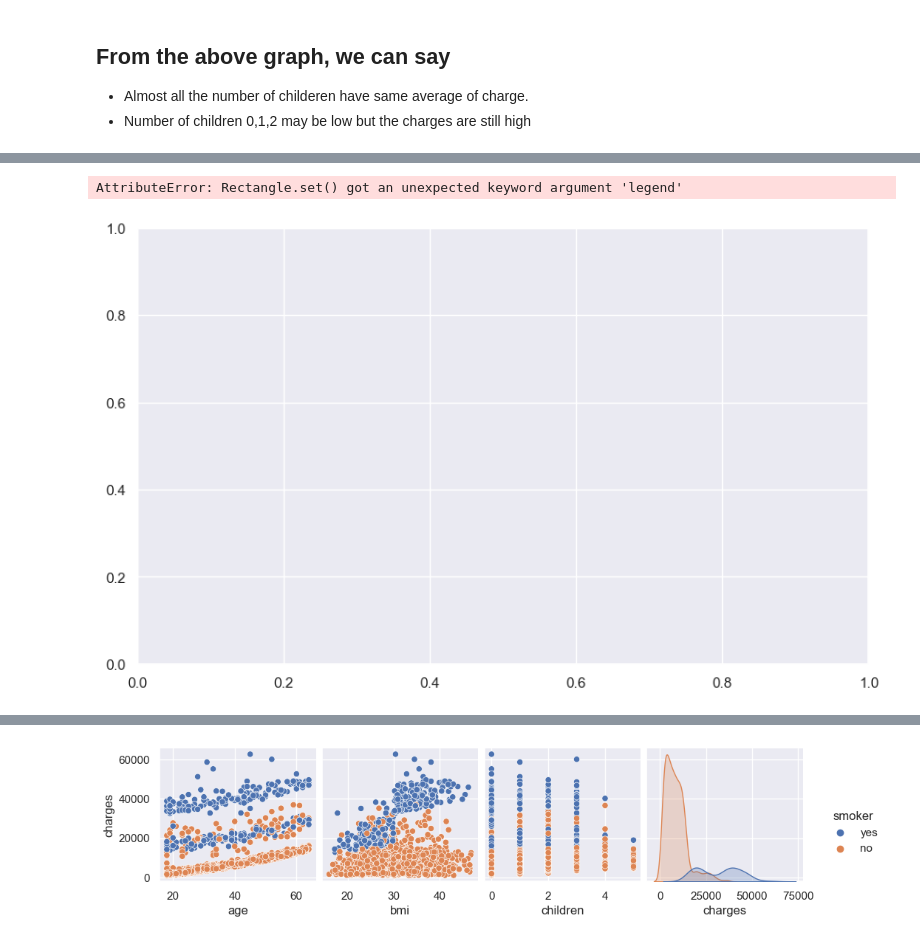
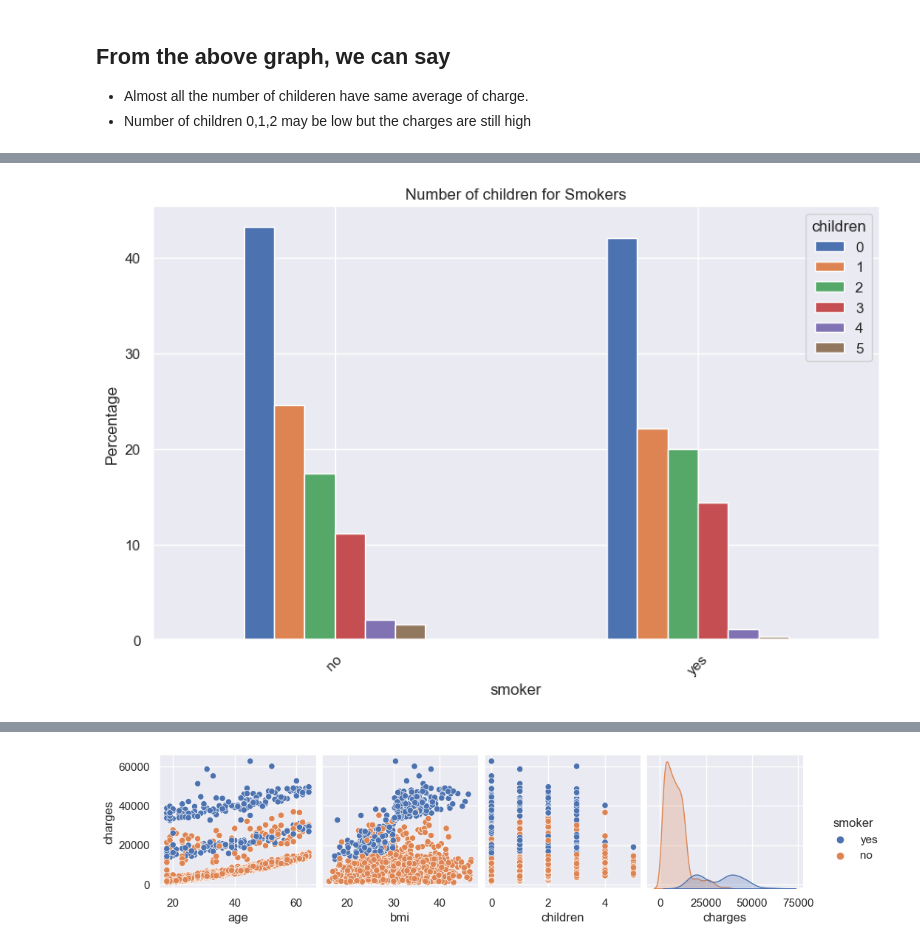
Before and after one commit to SachinSS96/Portfolio, a Jupyter notebook: Python/Insurance/Insurance_EDA_Hypothesis_Testing.ipynb, the cells around one changed output, grey strips where cells are left out. Drawn from its saved outputs; the diff is of its cells as text; code cells hidden in the pictures.

```diff
--- a/Python/Insurance/Insurance_EDA_Hypothesis_Testing.ipynb
+++ b/Python/Insurance/Insurance_EDA_Hypothesis_Testing.ipynb
@@ -350,16 +336,12 @@ Number_of_children_for_smoke
 # %%
 # The Number of children across smoker and non smoker are almost same.
-
-plt.figure(figsize=(10,6))
-(data
-.groupby(['smoker'])['children']
-.value_counts(normalize=True)
-.mul(100)
-.rename('Percent')
-.reset_index()
-).pipe((sns.barplot, 'data'), x='smoker', y='Percent', hue='children',)
-plt.title('Number of children for Smokers')
+data.groupby("smoker")["children"].value_counts(normalize=True).mul(100).unstack().plot(
+    kind="bar", figsize=(10, 6)
+)
+plt.title("Number of children for Smokers")
+plt.ylabel("Percentage")
+plt.xlabel("smoker")
+plt.xticks(rotation=45)
 plt.show()
 # %% [output]
-AttributeError: Rectangle.set() got an unexpected keyword argument 'legend'
-[figure, old version]
+[figure, new version]
```
Also changed, not shown: parts of 7 cells of this notebook.
